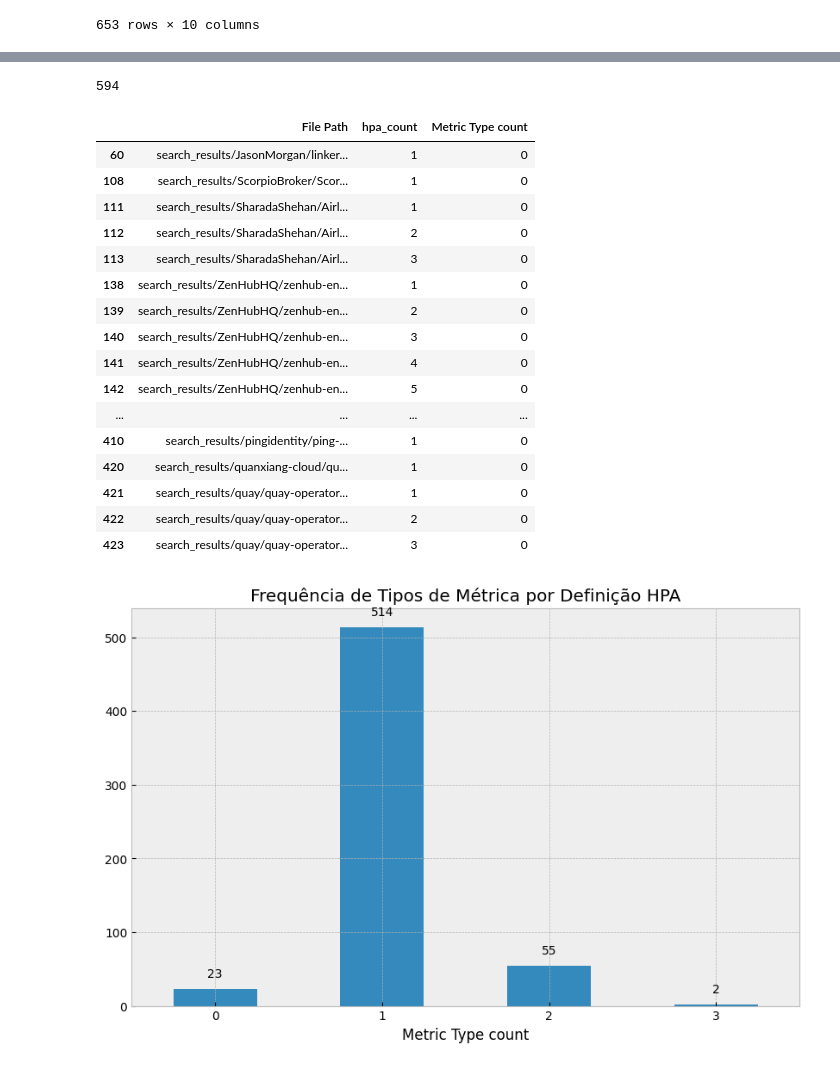
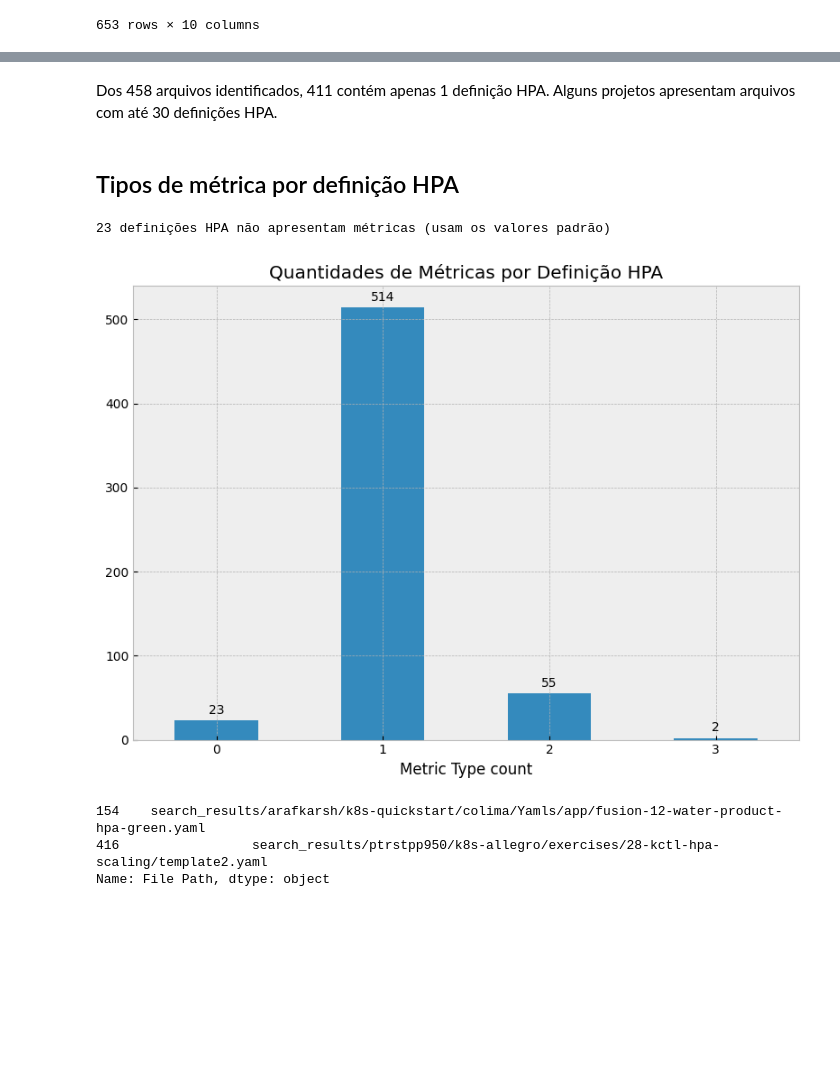
Before and after one commit to xisberto/hpa_usage, a Jupyter notebook: hpa_classify.ipynb, the cells around one changed output, grey strips where cells are left out. Saved outputs shown, nothing was run; the diff lists cells and outputs as text; code cells hidden in the pictures; blank space fills up the shorter version.

```diff
--- a/hpa_classify.ipynb
+++ b/hpa_classify.ipynb
@@ -418,7 +445,7 @@ plt.show()
 df_hpa_defs = filter_nohelm[[
     'Owner', 'Project', 'File Path', 'hpa_count', 'apiVersion']].drop_duplicates()
 
-display(df_hpa_defs.shape[0])
+display(f"{df_hpa_defs.shape[0]}")
 
 version_counts = df_hpa_defs['apiVersion'].value_counts().sort_index()
 df_grouped = pd.DataFrame(
@@ -429,12 +456,12 @@ df_grouped['VersionGroup'] = df_grouped['apiVersion'].apply(func=map_version)
 pivot_versions = df_grouped.pivot(
     index='VersionGroup', columns='apiVersion', values='count').fillna(0)
 
-plt.style.use('bmh')
-plt.figure(figsize=(10, 6))
-ax = pivot_versions.plot(kind='bar', stacked=True,
-                         ax=plt.gca(), colormap='tab20')
+plt.figure(figsize=(8, 6))
+ax = pivot_versions.plot(kind='bar', stacked=True, ax=plt.gca())
+# add_labels(plt, pivot_versions.index, pivot_versions.values, hpadding=4)
 ax.tick_params(axis="x", rotation=0)
 plt.title("Distribuição da apiVersion dos HPAs")
+plt.tight_layout()
 plt.show()
 
 pivot_versions['Total'] = pivot_versions.sum(axis=1)
@@ -474,40 +508,34 @@ plt.show()
+# %% [markdown]
+Dos 458 arquivos identificados, 411 contém apenas 1 definição HPA. Alguns projetos apresentam arquivos com até 30 definições HPA.
+# %% [markdown]
+## Tipos de métrica por definição HPA
 # %%
-# Tipos de métrica por definição HPA
-
 files_n_def = filter_nohelm[['File Path', 'hpa_count']].drop_duplicates()
-display(files_n_def.shape[0])
+# display(files_n_def.shape[0])
 
 metrics_per_def = filter_nohelm.groupby(['File Path', 'hpa_count'])[
     'Metric Type'].count().reset_index(name='Metric Type count')
-display(metrics_per_def[metrics_per_def['Metric Type count'] == 0])
-# display(metrics_per_def[metrics_per_def['Metric Type count'] == 4].iloc[0]['File Path'])
+
+zero_metrics = metrics_per_def[metrics_per_def['Metric Type count'] == 0]
+# display(zero_metrics)
+print(
+    f"{zero_metrics.shape[0]} definições HPA não apresentam métricas (usam os valores padrão)")
 
 metrics_counts = metrics_per_def['Metric Type count'].value_counts(
 ).sort_index()
 
-plt.figure(figsize=(10, 6))
+plt.figure(figsize=(8, 6))
 ax = metrics_counts.plot(kind='bar')
-add_labels(plt, metrics_counts.index, metrics_counts.values, hpadding=16)
+add_labels(plt, metrics_counts.index, metrics_counts.values, hpadding=8)
 ax.tick_params(axis="x", rotation=0)
-plt.title("Frequência de Tipos de Métrica por Definição HPA")
+plt.title("Quantidades de Métricas por Definição HPA")
+plt.tight_layout()
 plt.show()
+
+print(metrics_per_def[metrics_per_def['Metric Type count'] == 3]['File Path'])
 # %% [output]
-594
+23 definições HPA não apresentam métricas (usam os valores padrão)
-|  | File Path | hpa_count | Metric Type count |
-| 60 | search_results/JasonMorgan/linker... | 1 | 0 |
-| 108 | search_results/ScorpioBroker/Scor... | 1 | 0 |
-| 111 | search_results/SharadaShehan/Airl... | 1 | 0 |
-| 112 | search_results/SharadaShehan/Airl... | 2 | 0 |
-| 113 | search_results/SharadaShehan/Airl... | 3 | 0 |
-| 138 | search_results/ZenHubHQ/zenhub-en... | 1 | 0 |
-| 139 | search_results/ZenHubHQ/zenhub-en... | 2 | 0 |
-| 140 | search_results/ZenHubHQ/zenhub-en... | 3 | 0 |
-| 141 | search_results/ZenHubHQ/zenhub-en... | 4 | 0 |
-| 142 | search_results/ZenHubHQ/zenhub-en... | 5 | 0 |
-| ... | ... | ... | ... |
-| 410 | search_results/pingidentity/ping-... | 1 | 0 |
-| 420 | search_results/quanxiang-cloud/qu... | 1 | 0 |
-| 421 | search_results/quay/quay-operator... | 1 | 0 |
-| 422 | search_results/quay/quay-operator... | 2 | 0 |
-| 423 | search_results/quay/quay-operator... | 3 | 0 |
-[figure, old version]
+[figure, new version]
+154    search_results/arafkarsh/k8s-quickstart/colima/Yamls/app/fusion-12-water-product-hpa-green.yaml
+416                 search_results/ptrstpp950/k8s-allegro/exercises/28-kctl-hpa-scaling/template2.yaml
+Name: File Path, dtype: object
```
Also changed, not shown: parts of 21 cells of this notebook.
